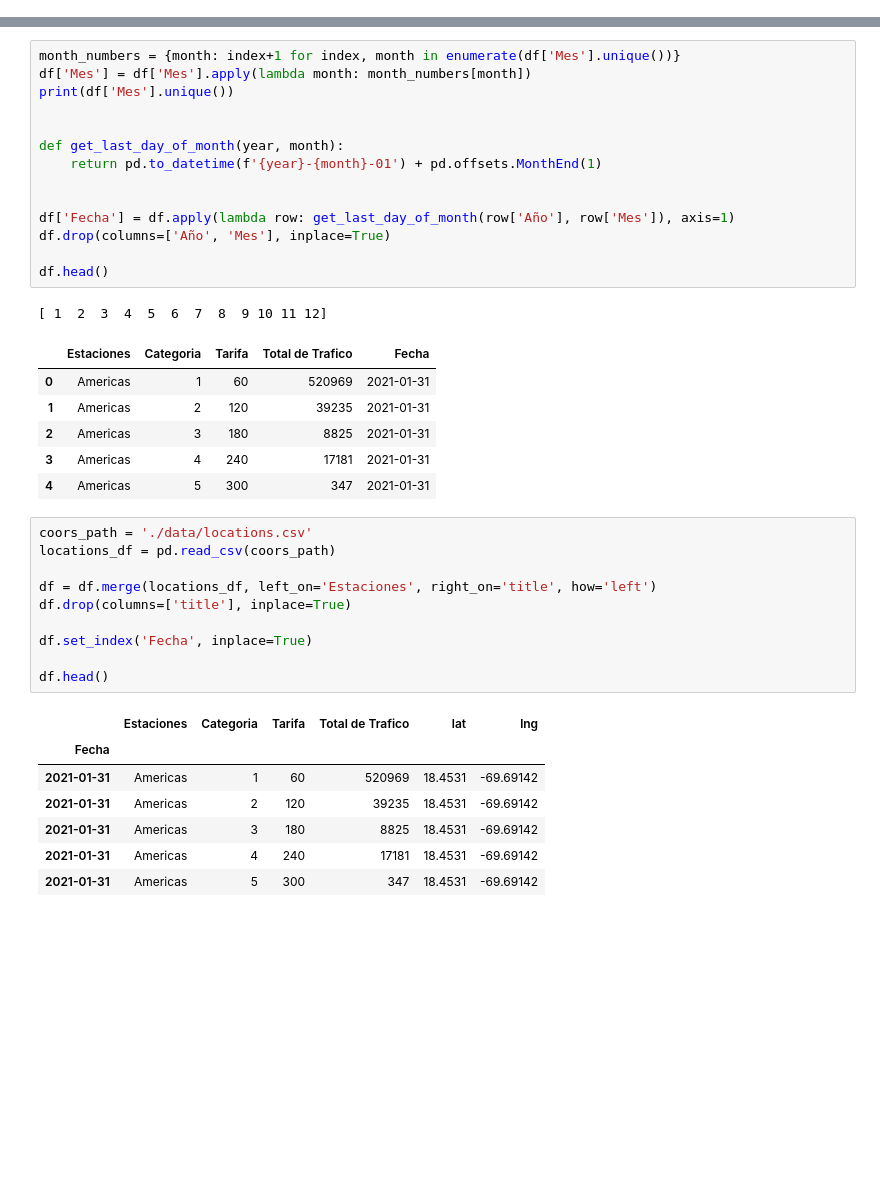
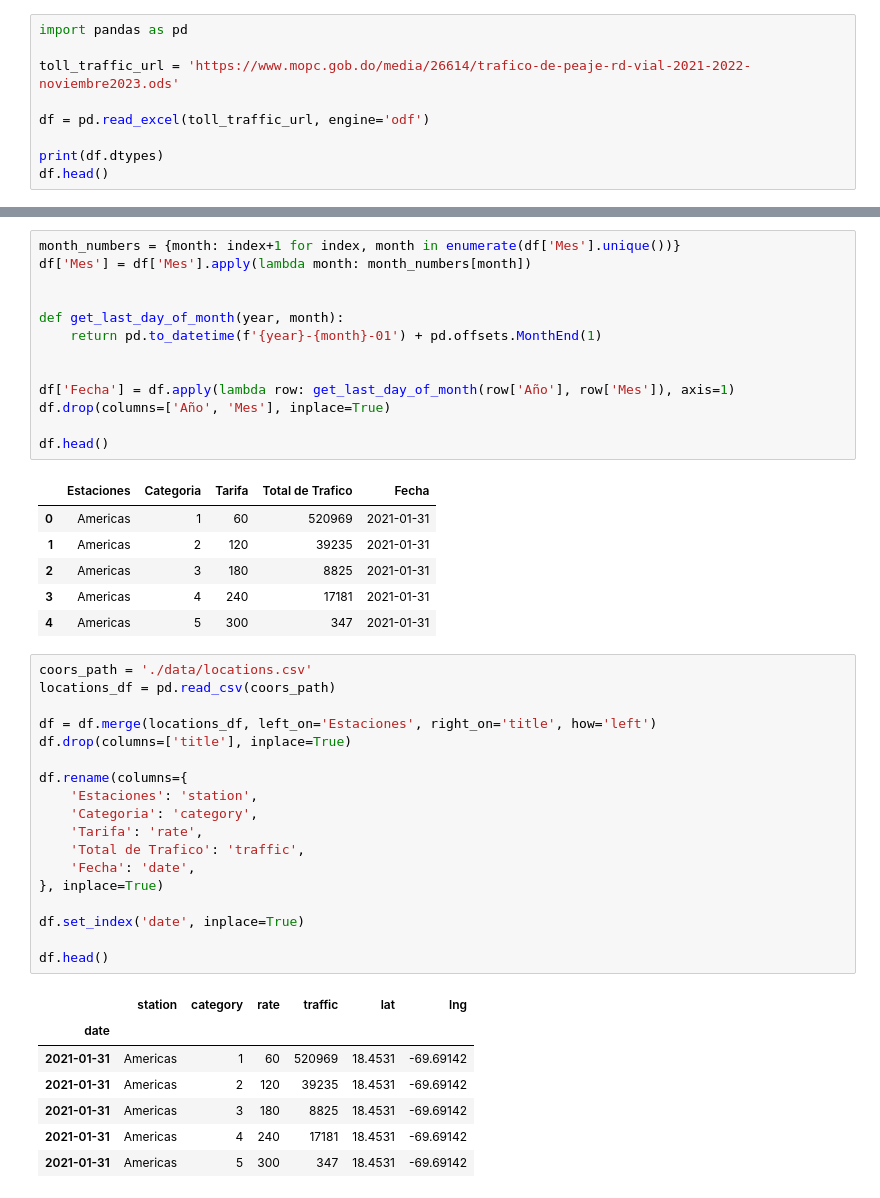
Before and after one commit to ASB24/toll-visualization, a Jupyter notebook: toll.ipynb, the cells around one changed output, grey strips where cells are left out. Saved outputs shown, nothing was run; the diff lists cells and outputs as text; blank space fills up the shorter version.

```diff
--- a/toll.ipynb
+++ b/toll.ipynb
@@ -54,0 +8,9 @@ dtype: object
+# %%
+import pandas as pd
+
+toll_traffic_url = 'https://www.mopc.gob.do/media/26614/trafico-de-peaje-rd-vial-2021-2022-noviembre2023.ods'
+
+df = pd.read_excel(toll_traffic_url, engine='odf')
+
+print(df.dtypes)
+df.head()
@@ -55,7 +66,6 @@ dtype: object
 # %%
 month_numbers = {month: index+1 for index, month in enumerate(df['Mes'].unique())}
 df['Mes'] = df['Mes'].apply(lambda month: month_numbers[month])
-print(df['Mes'].unique())
 
 
 def get_last_day_of_month(year, month):
@@ -67,7 +77,6 @@ df.drop(columns=['Año', 'Mes'], inplace=True)
 
 df.head()
 # %% [output]
-[ 1  2  3  4  5  6  7  8  9 10 11 12]
 |  | Estaciones | Categoria | Tarifa | Total de Trafico | Fecha |
 | 0 | Americas | 1 | 60 | 520969 | 2021-01-31 |
 | 1 | Americas | 2 | 120 | 39235 | 2021-01-31 |
@@ -77,16 +86,24 @@ df.head()
 # %%
 coors_path = './data/locations.csv'
 locations_df = pd.read_csv(coors_path)
 
 df = df.merge(locations_df, left_on='Estaciones', right_on='title', how='left')
 df.drop(columns=['title'], inplace=True)
 
-df.set_index('Fecha', inplace=True)
+df.rename(columns={
+    'Estaciones': 'station',
+    'Categoria': 'category',
+    'Tarifa': 'rate',
+    'Total de Trafico': 'traffic',
+    'Fecha': 'date',
+}, inplace=True)
+
+df.set_index('date', inplace=True)
 
 df.head()
 # %% [output]
-|  | Estaciones | Categoria | Tarifa | Total de Trafico | lat | lng |
-| Fecha |  |  |  |  |  |  |
+|  | station | category | rate | traffic | lat | lng |
+| date |  |  |  |  |  |  |
 | 2021-01-31 | Americas | 1 | 60 | 520969 | 18.4531 | -69.69142 |
 | 2021-01-31 | Americas | 2 | 120 | 39235 | 18.4531 | -69.69142 |
 | 2021-01-31 | Americas | 3 | 180 | 8825 | 18.4531 | -69.69142 |
```
Also changed, not shown: parts of 11 cells of this notebook.
